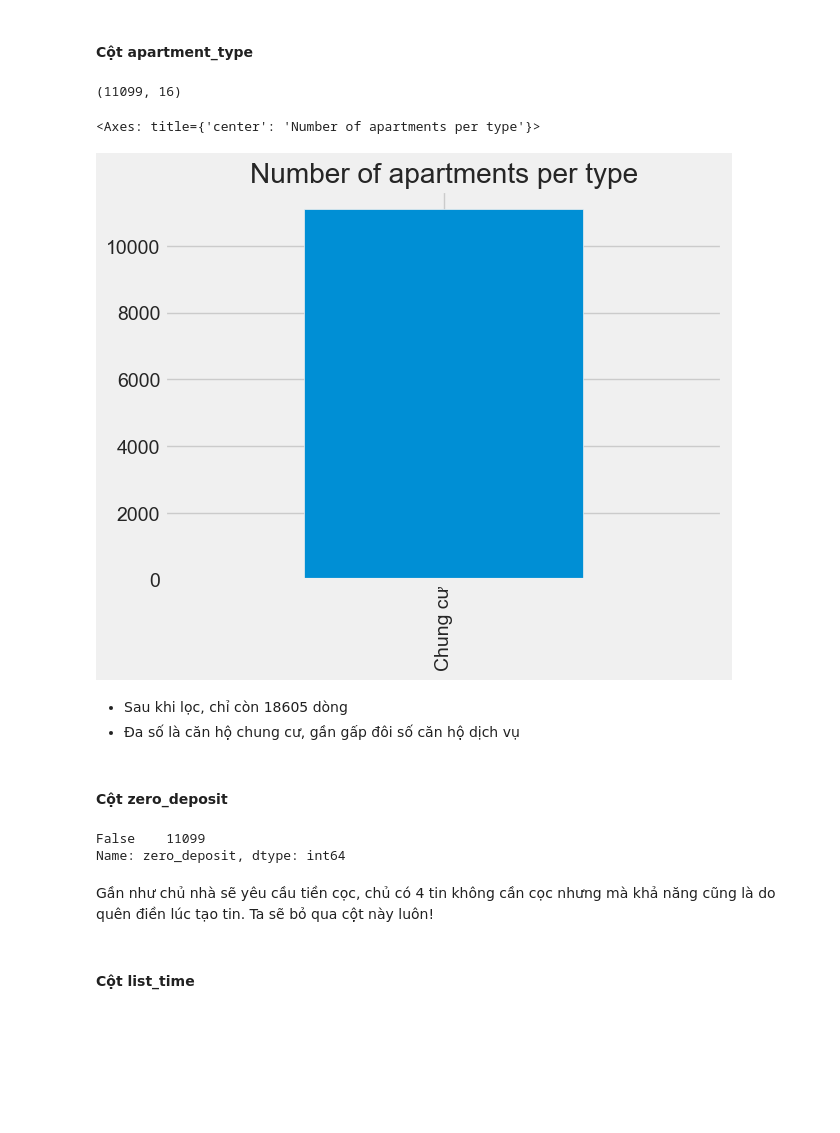
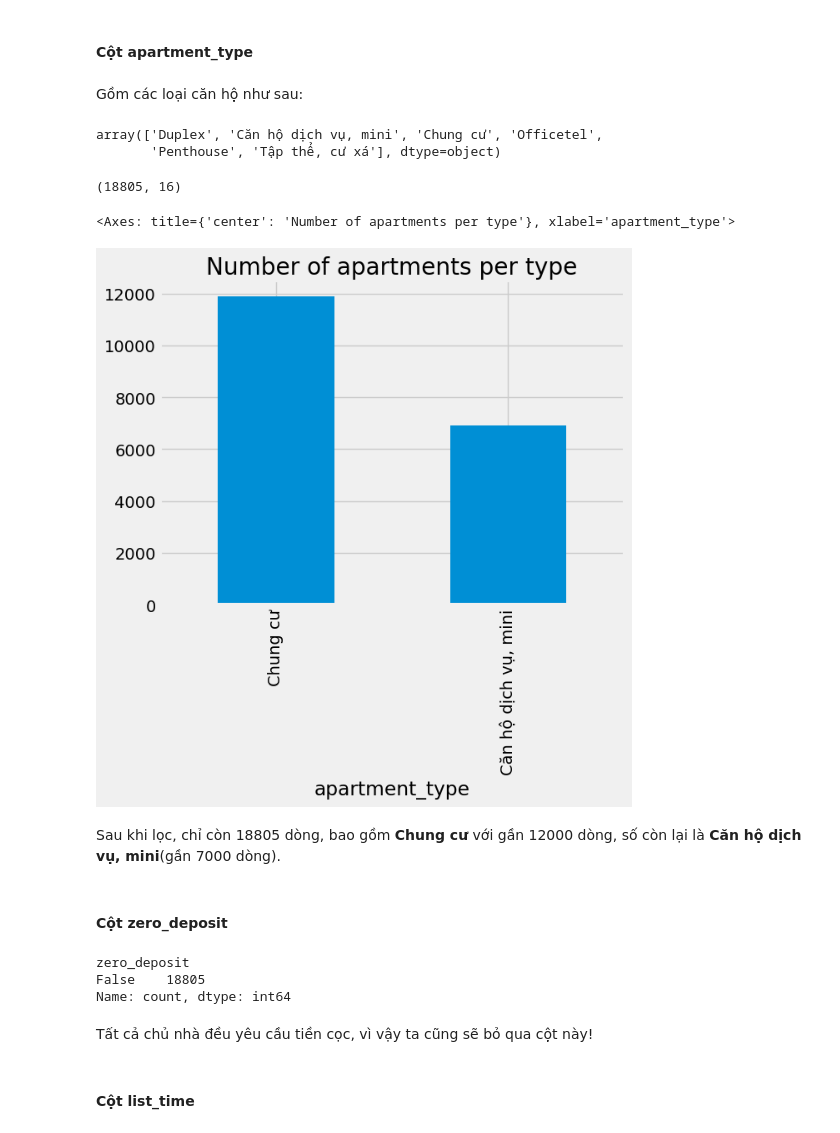
Before and after one commit to vanhung4499/p4ds, a Jupyter notebook: final.ipynb, the cells around one changed output. Saved outputs shown, nothing was run; the diff lists cells and outputs as text; code cells hidden in the pictures; blank space fills up the shorter version.

```diff
--- a/final.ipynb
+++ b/final.ipynb
@@ -257,30 +266,37 @@ Tất cả đề là False, có nghĩa là không có chủ nhà nào đăng tin
 apartment_df = apartment_df.drop(['owner'], axis=1)
 # %% [markdown]
 #### Cột **apartment_type**
+# %% [markdown]
+Gồm các loại căn hộ như sau:
+# %%
+apartment_df['apartment_type'].unique()
+# %% [output]
+array(['Duplex', 'Căn hộ dịch vụ, mini', 'Chung cư', 'Officetel',
+       'Penthouse', 'Tập thể, cư xá'], dtype=object)
 # %%
-apartment_df = apartment_df[(apartment_df['apartment_type'] == 'Chung cư') | (apartment_df['apartment_type'] == 'Căn hộ dịch vụ')]
+apartment_df = apartment_df[(apartment_df['apartment_type'] == 'Chung cư') | (apartment_df['apartment_type'] == 'Căn hộ dịch vụ, mini')]
 
 print(apartment_df.shape)
 
 type = apartment_df['apartment_type'].value_counts()
 
 type.plot.bar(title="Number of apartments per type")
 # %% [output]
-(11099, 16)
+(18805, 16)
-<Axes: title={'center': 'Number of apartments per type'}>
+<Axes: title={'center': 'Number of apartments per type'}, xlabel='apartment_type'>
-[figure, old version]
+[figure, new version]
-# %% [markdown]
-+ Sau khi lọc, chỉ còn 18605 dòng
-+ Đa số là căn hộ chung cư, gần gấp đôi số căn hộ dịch vụ
+# %% [markdown]
+Sau khi lọc, chỉ còn 18805 dòng, bao gồm **Chung cư** với gần 12000 dòng, số còn lại là **Căn hộ dịch vụ, mini**(gần 7000 dòng).
 # %% [markdown]
 #### Cột **zero_deposit**
 # %%
 apartment_df['zero_deposit'].value_counts()
 # %% [output]
-False    11099
-Name: zero_deposit, dtype: int64
+zero_deposit
+False    18805
+Name: count, dtype: int64
 # %% [markdown]
-Gần như chủ nhà sẽ yêu cầu tiền cọc, chủ có 4 tin không cần cọc nhưng mà khả năng cũng là do quên điền lúc tạo tin. Ta sẽ bỏ qua cột này luôn!
+Tất cả chủ nhà đều yêu cầu tiền cọc, vì vậy ta cũng sẽ bỏ qua cột này!
 # %%
 apartment_df = apartment_df.drop(['zero_deposit'], axis=1)
 # %% [markdown]
```
Also changed, not shown: parts of 33 cells of this notebook, 2 other files.
